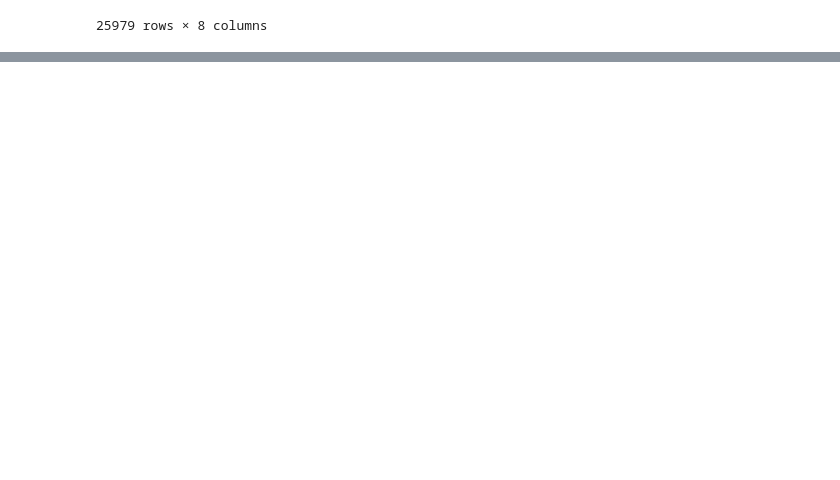
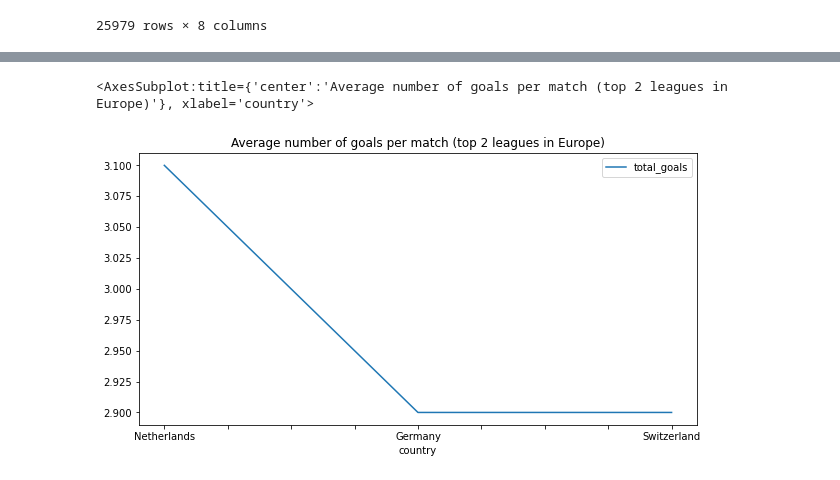
Before and after one commit to piotrgradzinski/dap_20230114, a Jupyter notebook: day_8_pgg/ex_2.ipynb, the cells around one changed output, grey strips where cells are left out. Saved outputs shown, nothing was run; the diff lists cells and outputs as text; code cells hidden in the pictures; blank space fills up the shorter version.

```diff
--- a/day_8_pgg/ex_2.ipynb
+++ b/day_8_pgg/ex_2.ipynb
@@ -25,3 +25,6 @@ matches
 | 25977 | Switzerland | Switzerland Super League | Lugano | FC Zürich | 2015-09-22 | 2015/2016 | 0 | 0 |
 | 25978 | Switzerland | Switzerland Super League | BSC Young Boys | FC Basel | 2015-09-23 | 2015/2016 | 4 | 3 |
 25979 rows × 8 columns
+# %%
+matches['total_goals'] = matches.home_team_goal + matches.away_team_goal
+matches
@@ -27,0 +45,5 @@ matches
+# %%
+goals_per_country = matches.groupby('country').agg({
+    'total_goals': 'mean'
+})
+goals_per_country
@@ -27,0 +122,8 @@ matches
+# %%
+goals_per_country.round(1).nlargest(2, 'total_goals', keep='all').plot(
+    kind='line', figsize=(10,5),
+    title='Average number of goals per match (top 2 leagues in Europe)'
+)
+# %% [output]
+<AxesSubplot:title={'center':'Average number of goals per match (top 2 leagues in Europe)'}, xlabel='country'>
+[figure, added]
```
Also changed, not shown: parts of 10 cells of this notebook, 2 other files.
